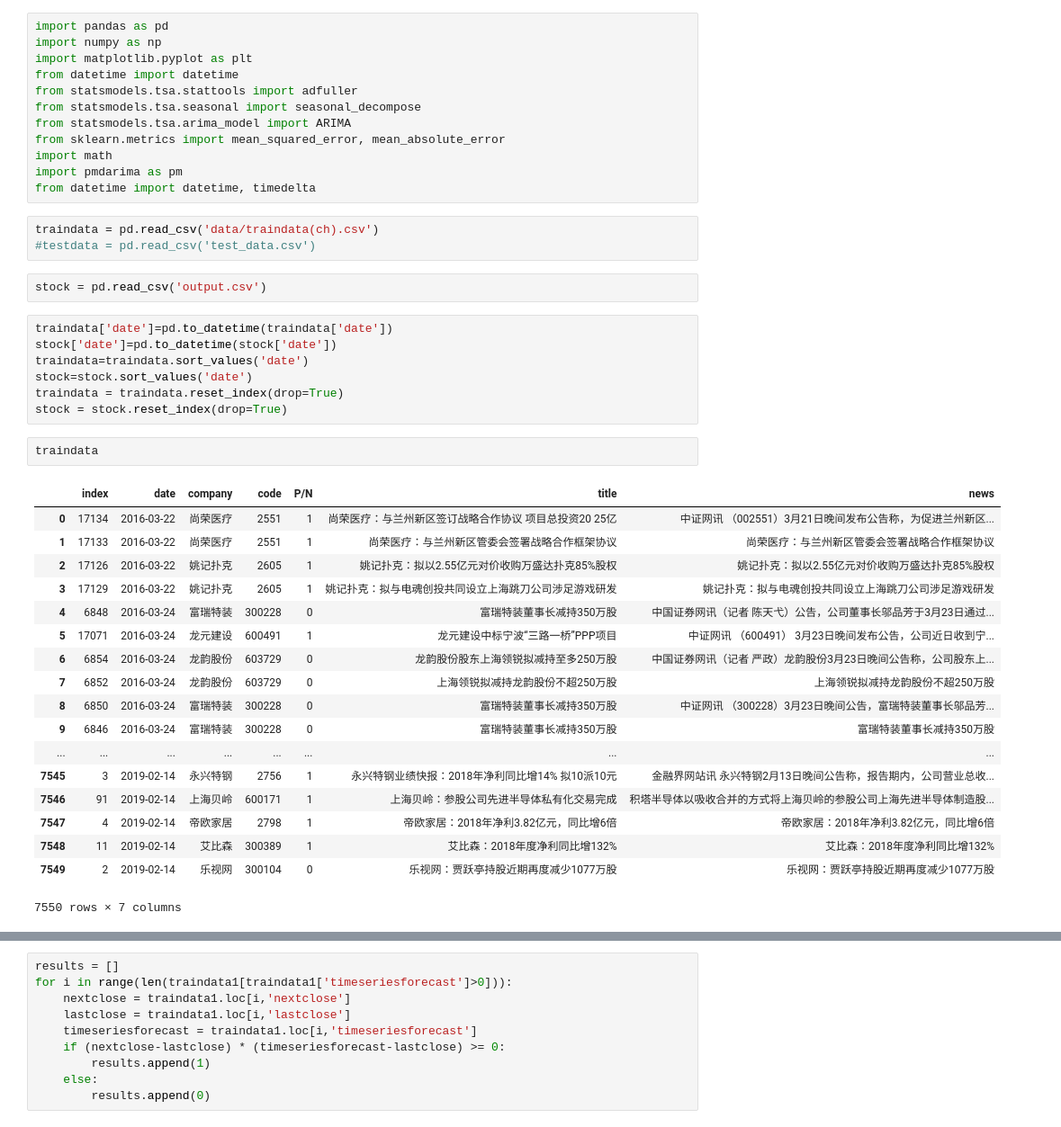
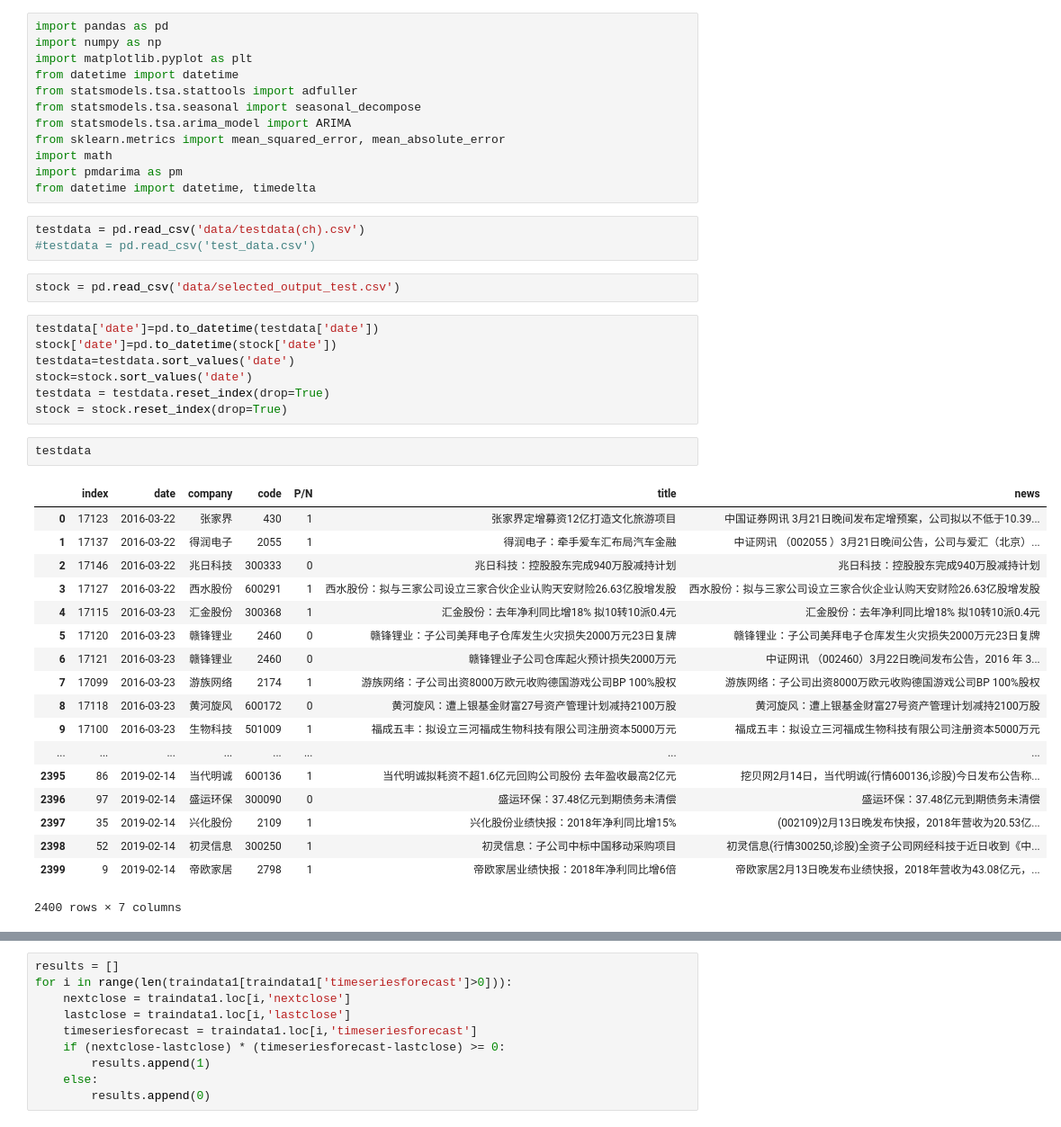
Before and after one commit to btwjustalearner/CSCI544Project, a Jupyter notebook: timeSeriesPredictionGeneration.ipynb, the cells around one changed output, grey strips where cells are left out. Shown: that part at 90% size. Drawn from its saved outputs; the diff is of its cells as text.

```diff
--- a/timeSeriesPredictionGeneration.ipynb
+++ b/timeSeriesPredictionGeneration.ipynb
@@ -11,38 +11,38 @@ import math
 import pmdarima as pm
 from datetime import datetime, timedelta
 # %%
-traindata = pd.read_csv('data/traindata(ch).csv')
+testdata = pd.read_csv('data/testdata(ch).csv')
 #testdata = pd.read_csv('test_data.csv')
 # %%
-stock = pd.read_csv('output.csv')
+stock = pd.read_csv('data/selected_output_test.csv')
 # %%
-traindata['date']=pd.to_datetime(traindata['date'])
+testdata['date']=pd.to_datetime(testdata['date'])
 stock['date']=pd.to_datetime(stock['date'])
-traindata=traindata.sort_values('date')
+testdata=testdata.sort_values('date')
 stock=stock.sort_values('date')
-traindata = traindata.reset_index(drop=True)
+testdata = testdata.reset_index(drop=True)
 stock = stock.reset_index(drop=True)
-# %%
-traindata
-# %% [output]
-|  | index | date | company | code | P/N | title | news |
-| 0 | 17134 | 2016-03-22 | 尚荣医疗 | 2551 | 1 | 尚荣医疗：与兰州新区签订战略合作协议 项目总投资20 25亿 | 中证网讯 （002551）3月21日晚间发布公告称，为促进兰州新区... |
-| 1 | 17133 | 2016-03-22 | 尚荣医疗 | 2551 | 1 | 尚荣医疗：与兰州新区管委会签署战略合作框架协议 | 尚荣医疗：与兰州新区管委会签署战略合作框架协议 |
-| 2 | 17126 | 2016-03-22 | 姚记扑克 | 2605 | 1 | 姚记扑克：拟以2.55亿元对价收购万盛达扑克85%股权 | 姚记扑克：拟以2.55亿元对价收购万盛达扑克85%股权 |
-| 3 | 17129 | 2016-03-22 | 姚记扑克 | 2605 | 1 | 姚记扑克：拟与电魂创投共同设立上海跳刀公司涉足游戏研发 | 姚记扑克：拟与电魂创投共同设立上海跳刀公司涉足游戏研发 |
-| 4 | 6848 | 2016-03-24 | 富瑞特装 | 300228 | 0 | 富瑞特装董事长减持350万股 | 中国证券网讯（记者 陈天弋）公告，公司董事长邬品芳于3月23日通过... |
-| 5 | 17071 | 2016-03-24 | 龙元建设 | 600491 | 1 | 龙元建设中标宁波“三路一桥”PPP项目 | 中证网讯 （600491） 3月23日晚间发布公告，公司近日收到宁... |
-| 6 | 6854 | 2016-03-24 | 龙韵股份 | 603729 | 0 | 龙韵股份股东上海领锐拟减持至多250万股 | 中国证券网讯（记者 严政）龙韵股份3月23日晚间公告称，公司股东上... |
-| 7 | 6852 | 2016-03-24 | 龙韵股份 | 603729 | 0 | 上海领锐拟减持龙韵股份不超250万股 | 上海领锐拟减持龙韵股份不超250万股 |
-| 8 | 6850 | 2016-03-24 | 富瑞特装 | 300228 | 0 | 富瑞特装董事长减持350万股 | 中证网讯 （300228）3月23日晚间公告，富瑞特装董事长邬品芳... |
-| 9 | 6846 | 2016-03-24 | 富瑞特装 | 300228 | 0 | 富瑞特装董事长减持350万股 | 富瑞特装董事长减持350万股 |
-| ... | ... | ... | ... | ... | ... | ... | ... |
-| 7545 | 3 | 2019-02-14 | 永兴特钢 | 2756 | 1 | 永兴特钢业绩快报：2018年净利同比增14% 拟10派10元 | 金融界网站讯 永兴特钢2月13日晚间公告称，报告期内，公司营业总收... |
-| 7546 | 91 | 2019-02-14 | 上海贝岭 | 600171 | 1 | 上海贝岭：参股公司先进半导体私有化交易完成 | 积塔半导体以吸收合并的方式将上海贝岭的参股公司上海先进半导体制造股... |
-| 7547 | 4 | 2019-02-14 | 帝欧家居 | 2798 | 1 | 帝欧家居：2018年净利3.82亿元，同比增6倍 | 帝欧家居：2018年净利3.82亿元，同比增6倍 |
-| 7548 | 11 | 2019-02-14 | 艾比森 | 300389 | 1 | 艾比森：2018年度净利同比增132% | 艾比森：2018年度净利同比增132% |
-| 7549 | 2 | 2019-02-14 | 乐视网 | 300104 | 0 | 乐视网：贾跃亭持股近期再度减少1077万股 | 乐视网：贾跃亭持股近期再度减少1077万股 |
-7550 rows × 7 columns
+# %%
+testdata
+# %% [output]
+|  | index | date | company | code | P/N | title | news |
+| 0 | 17123 | 2016-03-22 | 张家界 | 430 | 1 | 张家界定增募资12亿打造文化旅游项目 | 中国证券网讯 3月21日晚间发布定增预案，公司拟以不低于10.39... |
+| 1 | 17137 | 2016-03-22 | 得润电子 | 2055 | 1 | 得润电子：牵手爱车汇布局汽车金融 | 中证网讯 （002055 ）3月21日晚间公告，公司与爱汇（北京）... |
+| 2 | 17146 | 2016-03-22 | 兆日科技 | 300333 | 0 | 兆日科技：控股股东完成940万股减持计划 | 兆日科技：控股股东完成940万股减持计划 |
+| 3 | 17127 | 2016-03-22 | 西水股份 | 600291 | 1 | 西水股份：拟与三家公司设立三家合伙企业认购天安财险26.63亿股增发股 | 西水股份：拟与三家公司设立三家合伙企业认购天安财险26.63亿股增发股 |
+| 4 | 17115 | 2016-03-23 | 汇金股份 | 300368 | 1 | 汇金股份：去年净利同比增18% 拟10转10派0.4元 | 汇金股份：去年净利同比增18% 拟10转10派0.4元 |
+| 5 | 17120 | 2016-03-23 | 赣锋锂业 | 2460 | 0 | 赣锋锂业：子公司美拜电子仓库发生火灾损失2000万元23日复牌 | 赣锋锂业：子公司美拜电子仓库发生火灾损失2000万元23日复牌 |
+| 6 | 17121 | 2016-03-23 | 赣锋锂业 | 2460 | 0 | 赣锋锂业子公司仓库起火预计损失2000万元 | 中证网讯 （002460）3月22日晚间发布公告，2016 年 3... |
+| 7 | 17099 | 2016-03-23 | 游族网络 | 2174 | 1 | 游族网络：子公司出资8000万欧元收购德国游戏公司BP 100%股权 | 游族网络：子公司出资8000万欧元收购德国游戏公司BP 100%股权 |
+| 8 | 17118 | 2016-03-23 | 黄河旋风 | 600172 | 0 | 黄河旋风：遭上银基金财富27号资产管理计划减持2100万股 | 黄河旋风：遭上银基金财富27号资产管理计划减持2100万股 |
+| 9 | 17100 | 2016-03-23 | 生物科技 | 501009 | 1 | 福成五丰：拟设立三河福成生物科技有限公司注册资本5000万元 | 福成五丰：拟设立三河福成生物科技有限公司注册资本5000万元 |
+| ... | ... | ... | ... | ... | ... | ... | ... |
+| 2395 | 86 | 2019-02-14 | 当代明诚 | 600136 | 1 | 当代明诚拟耗资不超1.6亿元回购公司股份 去年盈收最高2亿元 | 挖贝网2月14日，当代明诚(行情600136,诊股)今日发布公告称... |
+| 2396 | 97 | 2019-02-14 | 盛运环保 | 300090 | 0 | 盛运环保：37.48亿元到期债务未清偿 | 盛运环保：37.48亿元到期债务未清偿 |
+| 2397 | 35 | 2019-02-14 | 兴化股份 | 2109 | 1 | 兴化股份业绩快报：2018年净利同比增15% | (002109)2月13日晚发布快报，2018年营收为20.53亿... |
+| 2398 | 52 | 2019-02-14 | 初灵信息 | 300250 | 1 | 初灵信息：子公司中标中国移动采购项目 | 初灵信息(行情300250,诊股)全资子公司网经科技于近日收到《中... |
+| 2399 | 9 | 2019-02-14 | 帝欧家居 | 2798 | 1 | 帝欧家居业绩快报：2018年净利同比增6倍 | 帝欧家居2月13日晚发布业绩快报，2018年营收为43.08亿元，... |
+2400 rows × 7 columns
 # %%
 stock
 # %% [output]
```
Also changed, not shown: parts of 16 cells of this notebook, 2 other files.
